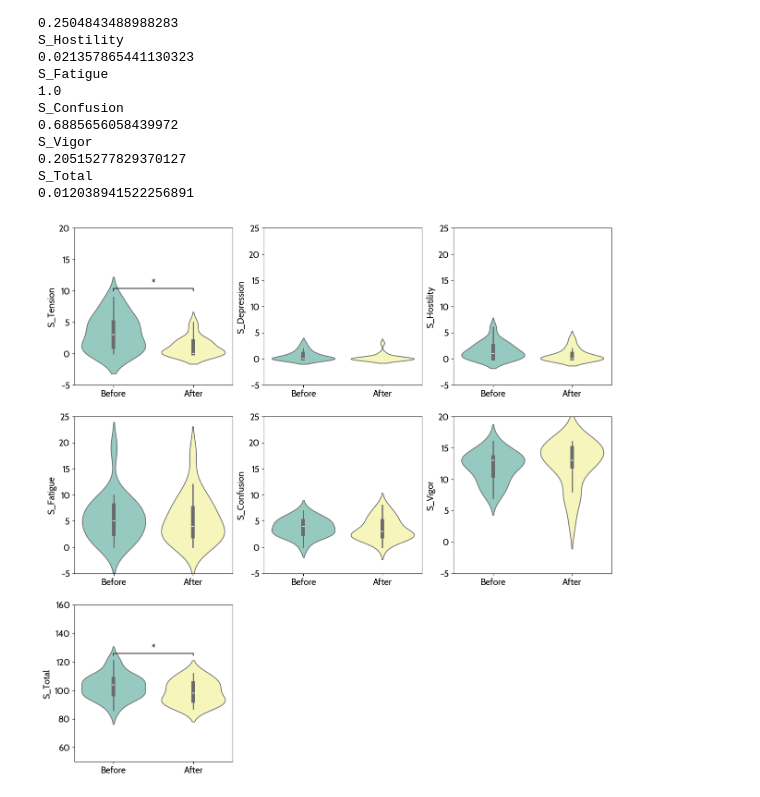
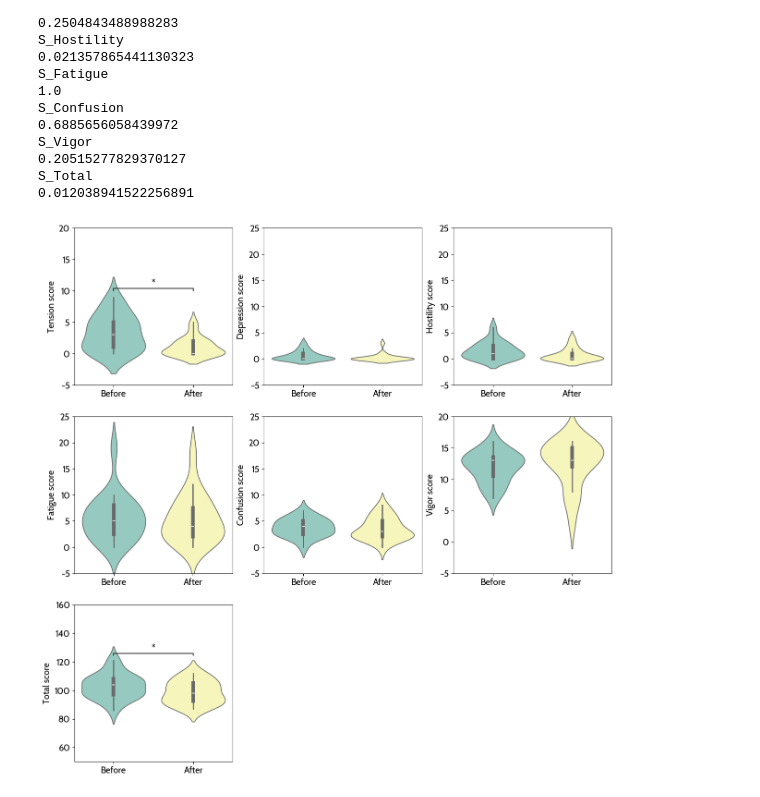
Before and after one commit to CIBIT-UC/musicnf-novelinterface, a Jupyter notebook: scripts/behavioral/POMS_Scoring.ipynb, the cells around one changed output. Saved outputs shown, nothing was run; the diff lists cells and outputs as text; code cells hidden in the pictures.

```diff
--- a/scripts/behavioral/POMS_Scoring.ipynb
+++ b/scripts/behavioral/POMS_Scoring.ipynb
@@ -294,31 +294,35 @@ for i, column_name in enumerate(new_column_name_list):
     # add statistical annotations
     annotator = Annotator(ax[i//3, i%3], [('Antes','Depois')], data=df_paired, x='Tempo', y=column_name, order=['Antes','Depois'])
     annotator.configure(test='Wilcoxon', text_format='star', loc='inside',
                         hide_non_significant=True, verbose=0,
                         comparisons_correction='Bonferroni')
 
     if column_name == 'S_Total':
         annotator.apply_and_annotate()
     else: # edit the p-value by correcting by 6 comparisons (the six subscales)
         annotator.apply_test(num_comparisons=6)
         annotator.annotate()
 
     # edit labels
     ax[i//3, i%3].set_xlabel('')
     ax[i//3, i%3].set_xticks([0, 1])
     ax[i//3, i%3].set_xticklabels(['Before', 'After'])
 
     # edit lim
     if column_name == 'S_Total':
         ax[i//3, i%3].set_ylim([50, 160])
     elif column_name == 'S_Tension' or column_name == 'S_Vigor':
         ax[i//3, i%3].set_ylim([-5, 20])
     else:
         ax[i//3, i%3].set_ylim([-5, 25])
 
+    # edit ylabel by trimming 'S_'
+    ax[i//3, i%3].set_ylabel(column_name[2:] + ' score')
+
+
 # hide the last subplot
 ax[2, 2].axis('off')
 ax[2, 1].axis('off')
 plt.show()
 # %% [output]
-[figure, old version]
+[figure, new version]
```
Also changed, not shown: parts of 2 cells of this notebook, 6 other files.
